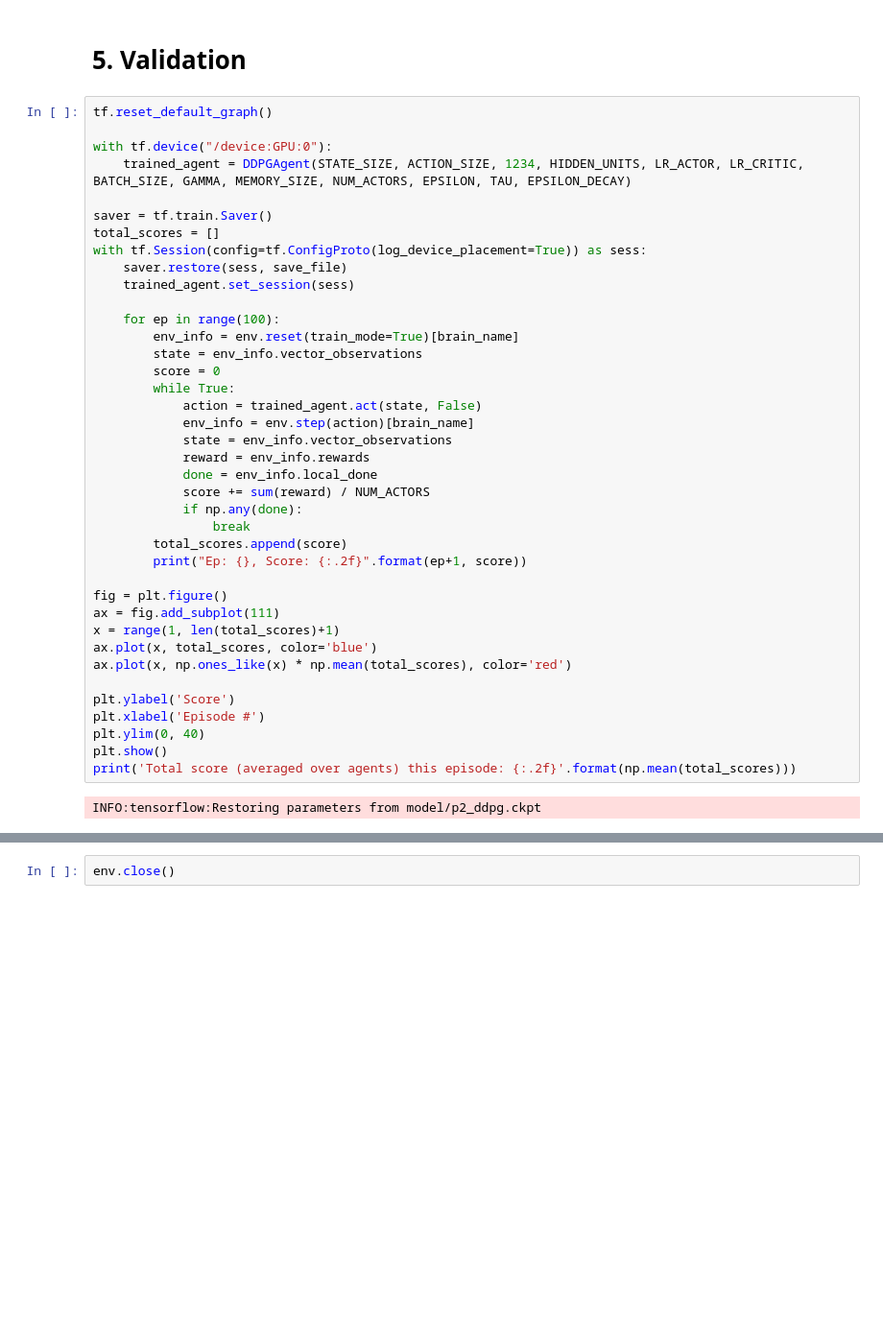
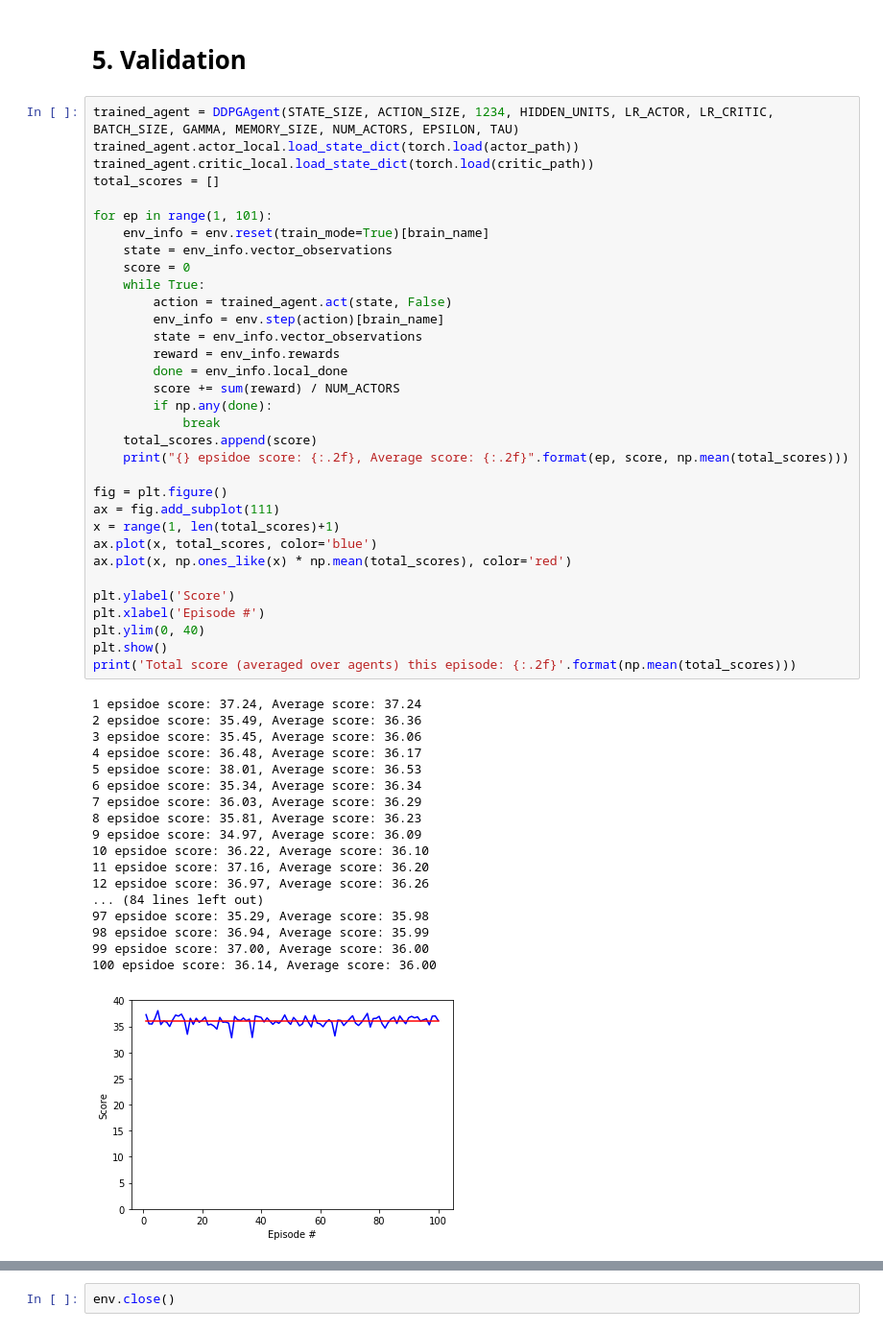
Before and after one commit to AnHongIl/Udacity_Nanodegree, a Jupyter notebook: p2_continous_control/Continuous_control.ipynb, the cells around one changed output, grey strips where cells are left out. Shown: that part at 96% size. Cells and saved outputs as stored; diff of their text form; blank space fills up the shorter version.

```diff
--- a/p2_continous_control/Continuous_control.ipynb
+++ b/p2_continous_control/Continuous_control.ipynb
@@ -141,43 +135,54 @@ Environment solved in 110 epsidoes!     Average Score: 30.26
 # %% [markdown]
 # 5. Validation
 # %%
-tf.reset_default_graph()
+trained_agent = DDPGAgent(STATE_SIZE, ACTION_SIZE, 1234, HIDDEN_UNITS, LR_ACTOR, LR_CRITIC, BATCH_SIZE, GAMMA, MEMORY_SIZE, NUM_ACTORS, EPSILON, TAU)
+trained_agent.actor_local.load_state_dict(torch.load(actor_path))
+trained_agent.critic_local.load_state_dict(torch.load(critic_path))
+total_scores = []
 
-with tf.device("/device:GPU:0"):
-    trained_agent = DDPGAgent(STATE_SIZE, ACTION_SIZE, 1234, HIDDEN_UNITS, LR_ACTOR, LR_CRITIC, BATCH_SIZE, GAMMA, MEMORY_SIZE, NUM_ACTORS, EPSILON, TAU, EPSILON_DECAY)
-
-saver = tf.train.Saver()
-total_scores = []
-with tf.Session(config=tf.ConfigProto(log_device_placement=True)) as sess:
-    saver.restore(sess, save_file)
-    trained_agent.set_session(sess)
-
-    for ep in range(100):
-        env_info = env.reset(train_mode=True)[brain_name]
+for ep in range(1, 101):
+    env_info = env.reset(train_mode=True)[brain_name]
+    state = env_info.vector_observations
+    score = 0
+    while True:
+        action = trained_agent.act(state, False)
+        env_info = env.step(action)[brain_name]
         state = env_info.vector_observations
-        score = 0
-        while True:
-            action = trained_agent.act(state, False)
-            env_info = env.step(action)[brain_name]
-            state = env_info.vector_observations
-            reward = env_info.rewards
-            done = env_info.local_done
-            score += sum(reward) / NUM_ACTORS
-            if np.any(done):
-                break
-        total_scores.append(score)
-        print("Ep: {}, Score: {:.2f}".format(ep+1, score))
+        reward = env_info.rewards
+        done = env_info.local_done
+        score += sum(reward) / NUM_ACTORS
+        if np.any(done):
+            break
+    total_scores.append(score)
+    print("{} epsidoe score: {:.2f}, Average score: {:.2f}".format(ep, score, np.mean(total_scores)))
 
 fig = plt.figure()
 ax = fig.add_subplot(111)
 x = range(1, len(total_scores)+1)
 ax.plot(x, total_scores, color='blue')
 ax.plot(x, np.ones_like(x) * np.mean(total_scores), color='red')
 
 plt.ylabel('Score')
 plt.xlabel('Episode #')
 plt.ylim(0, 40)
 plt.show()
 print('Total score (averaged over agents) this episode: {:.2f}'.format(np.mean(total_scores)))
 # %% [output]
-INFO:tensorflow:Restoring parameters from model/p2_ddpg.ckpt
+1 epsidoe score: 37.24, Average score: 37.24
+2 epsidoe score: 35.49, Average score: 36.36
+3 epsidoe score: 35.45, Average score: 36.06
+4 epsidoe score: 36.48, Average score: 36.17
+5 epsidoe score: 38.01, Average score: 36.53
+6 epsidoe score: 35.34, Average score: 36.34
+7 epsidoe score: 36.03, Average score: 36.29
+8 epsidoe score: 35.81, Average score: 36.23
+9 epsidoe score: 34.97, Average score: 36.09
+10 epsidoe score: 36.22, Average score: 36.10
+11 epsidoe score: 37.16, Average score: 36.20
+12 epsidoe score: 36.97, Average score: 36.26
+... (84 lines left out)
+97 epsidoe score: 35.29, Average score: 35.98
+98 epsidoe score: 36.94, Average score: 35.99
+99 epsidoe score: 37.00, Average score: 36.00
+100 epsidoe score: 36.14, Average score: 36.00
+[figure, new version]
```
Also changed, not shown: parts of 5 cells of this notebook, 9 other files.
